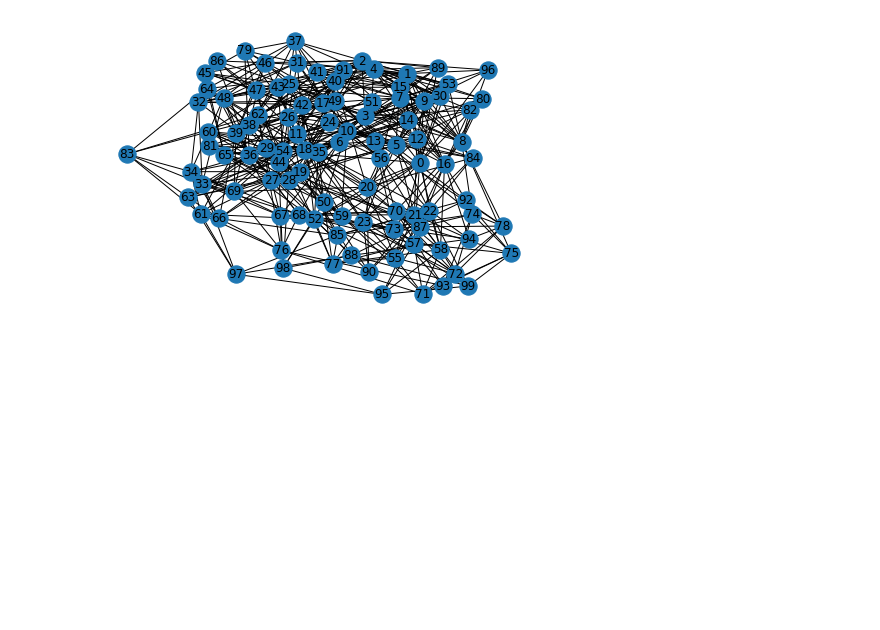
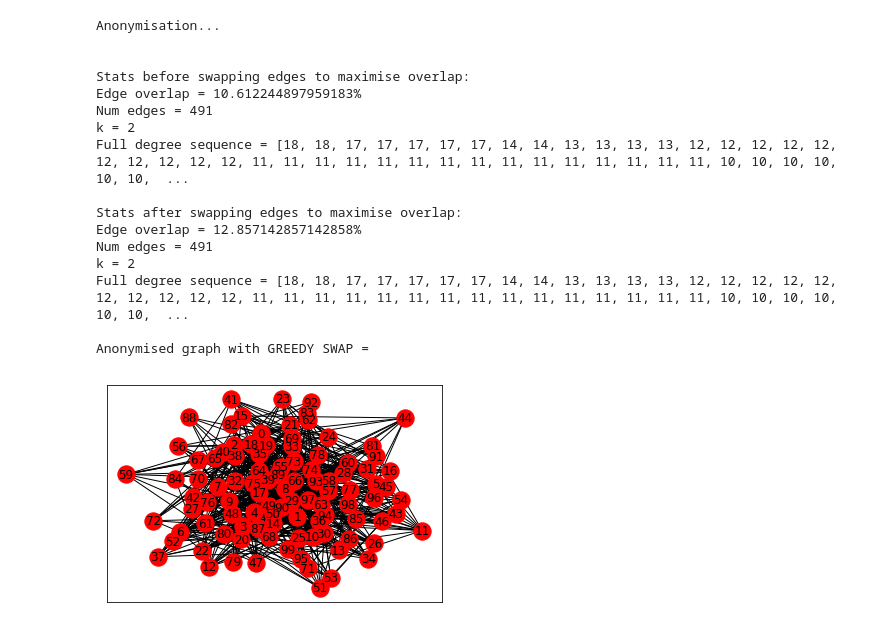
Before and after one commit to blextar/graph-k-degree-anonymity, a Jupyter notebook: k-degree.ipynb, the cells around one changed output. Drawn from its saved outputs; the diff is of its cells as text; code cells hidden in the pictures; blank space fills up the shorter version.

```diff
--- a/k-degree.ipynb
+++ b/k-degree.ipynb
@@ -6,29 +6,46 @@ import matplotlib.pyplot as plt
 import kdegree as kd
 # %%
 G = nx.erdos_renyi_graph(100,0.1)
-nx.draw(G,with_labels=True)
+#nx.write_gpickle(G,'test graphs/er_test_0.gpkl')
+#G = nx.read_gpickle('test graphs/er_test_2.gpkl')
+
+print("Stats before anonymisation:")
+print("Num edges = " + str(nx.number_of_edges(G)))
+degree_sequence = kd.get_degree_sequence(G)
+degree_sequence.sort(reverse=True)
+min_k = 1e8
+for d in degree_sequence:
+    d_k = degree_sequence.count(d)
+    min_k = d_k if d_k < min_k else min_k
+print("k = " + str(min_k))
+print("Full degree sequence =",degree_sequence)
+
+print("\nOriginal graph =")
+
+pos = nx.spring_layout(G)
+nx.draw_networkx(G,pos=pos,with_labels=True,node_color='cyan')
 plt.show()
 
-k=10
+print("Anonymisation...\n\n")
+k=2
 
-Ga = kd.graph_anonymiser(G.copy(),k,with_priority=False)
+Ga = kd.graph_anonymiser(G,k,with_priority=False)
 
-nx.draw(Ga,with_labels=True)
-plt.show()
+print("Stats before swapping edges to maximise overlap:")
 H = nx.intersection(Ga,G)
 print("Edge overlap = " + str(100*nx.number_of_edges(H)/nx.number_of_edges(G))+"%")
 print("Num edges = " + str(nx.number_of_edges(Ga)))
-
 degree_sequence = kd.get_degree_sequence(Ga)
 min_k = 1e8
 for d in degree_sequence:
-    k = degree_sequence.count(d)
-    min_k = k if k < min_k else min_k
+    d_k = degree_sequence.count(d)
+    min_k = d_k if d_k < min_k else min_k
 print("k = " + str(min_k))
+print("Full degree sequence =",degree_sequence)
 
-Gaa = kd.greedy_swap(Ga,G.copy())
-nx.draw(Gaa,with_labels=True)
-plt.show()
+Gaa = kd.greedy_swap(Ga,G.edges())
+
+print("\nStats after swapping edges to maximise overlap:")
 H = nx.intersection(Gaa,G)
 print("Edge overlap = " + str(100*nx.number_of_edges(H)/nx.number_of_edges(G))+"%")
 print("Num edges = " + str(nx.number_of_edges(Gaa)))
@@ -36,13 +53,19 @@ print("Num edges = " + str(nx.number_of_edges(Gaa)))
 degree_sequence = kd.get_degree_sequence(Gaa)
 min_k = 1e8
 for d in degree_sequence:
-    k = degree_sequence.count(d)
-    min_k = k if k < min_k else min_k
+    d_k = degree_sequence.count(d)
+    min_k = d_k if d_k < min_k else min_k
 print("k = " + str(min_k))
+print("Full degree sequence =",degree_sequence)
 
-Gap = kd.graph_anonymiser(G.copy(),k,with_priority=True)
-nx.draw(Gap,with_labels=True)
+print("\nAnonymised graph with GREEDY SWAP =")
+nx.draw_networkx(Gaa,pos=pos,with_labels=True,node_color='red')
 plt.show()
+
+#G = nx.read_gpickle('test graphs/er_test_1.gpkl')
+Gap = kd.graph_anonymiser(G,k,with_priority=True)
+
+print("Stats when anonymised with PRIORITY:")
 H = nx.intersection(Gap,G)
 print("Edge overlap = " + str(100*nx.number_of_edges(H)/nx.number_of_edges(G))+"%")
 print("Num edges = " + str(nx.number_of_edges(Gap)))
@@ -50,7 +73,12 @@ print("Num edges = " + str(nx.number_of_edges(Gap)))
 degree_sequence = kd.get_degree_sequence(Gap)
 min_k = 1e8
 for d in degree_sequence:
-    k = degree_sequence.count(d)
-    min_k = k if k < min_k else min_k
+    d_k = degree_sequence.count(d)
+    min_k = d_k if d_k < min_k else min_k
 print("k = " + str(min_k))
+print("Full degree sequence =",degree_sequence)
+
+print("\nAnonymised graph with PRIORITY =")
+nx.draw_networkx(Gap,pos=pos,with_labels=True,node_color='magenta')
+plt.show()
 # %% [output]
@@ -58 +92,17 @@ print("k = " + str(min_k))
+Anonymisation...
+
+
+Stats before swapping edges to maximise overlap:
+Edge overlap = 10.612244897959183%
+Num edges = 491
+k = 2
+Full degree sequence = [18, 18, 17, 17, 17, 17, 17, 14, 14, 13, 13, 13, 13, 12, 12, 12, 12, 12, 12, 12, 12, 12, 12, 11, 11, 11, 11, 11, 11, 11, 11, 11, 11, 11, 11, 11, 11, 11, 10, 10, 10, 10, 10, 10,  ...
+
+Stats after swapping edges to maximise overlap:
+Edge overlap = 12.857142857142858%
+Num edges = 491
+k = 2
+Full degree sequence = [18, 18, 17, 17, 17, 17, 17, 14, 14, 13, 13, 13, 13, 12, 12, 12, 12, 12, 12, 12, 12, 12, 12, 11, 11, 11, 11, 11, 11, 11, 11, 11, 11, 11, 11, 11, 11, 11, 10, 10, 10, 10, 10, 10,  ...
+
+Anonymised graph with GREEDY SWAP =
-[figure, old version]
+[figure, new version]
```
Also changed, not shown: parts of 3 cells of this notebook, 1 other file.
